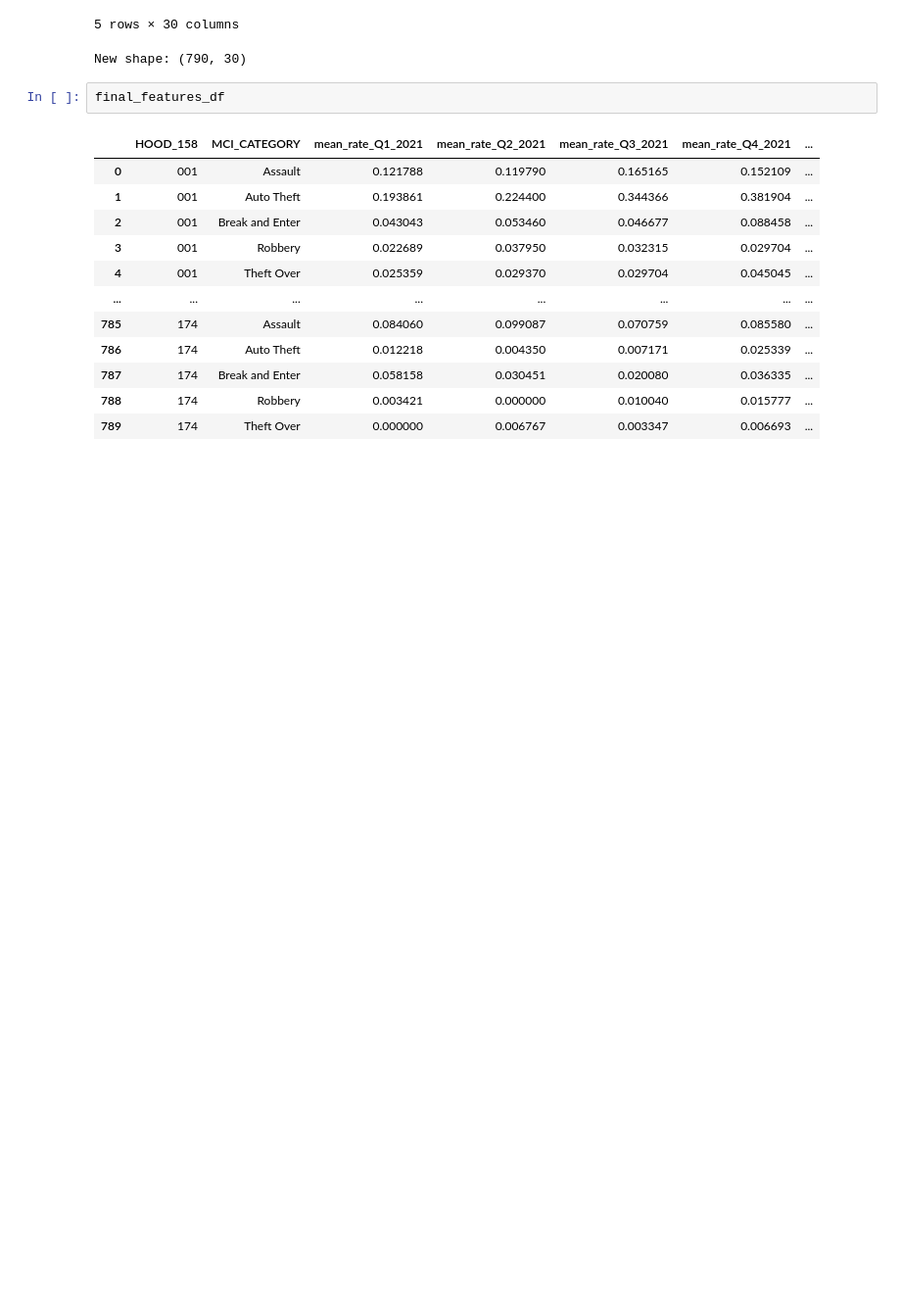
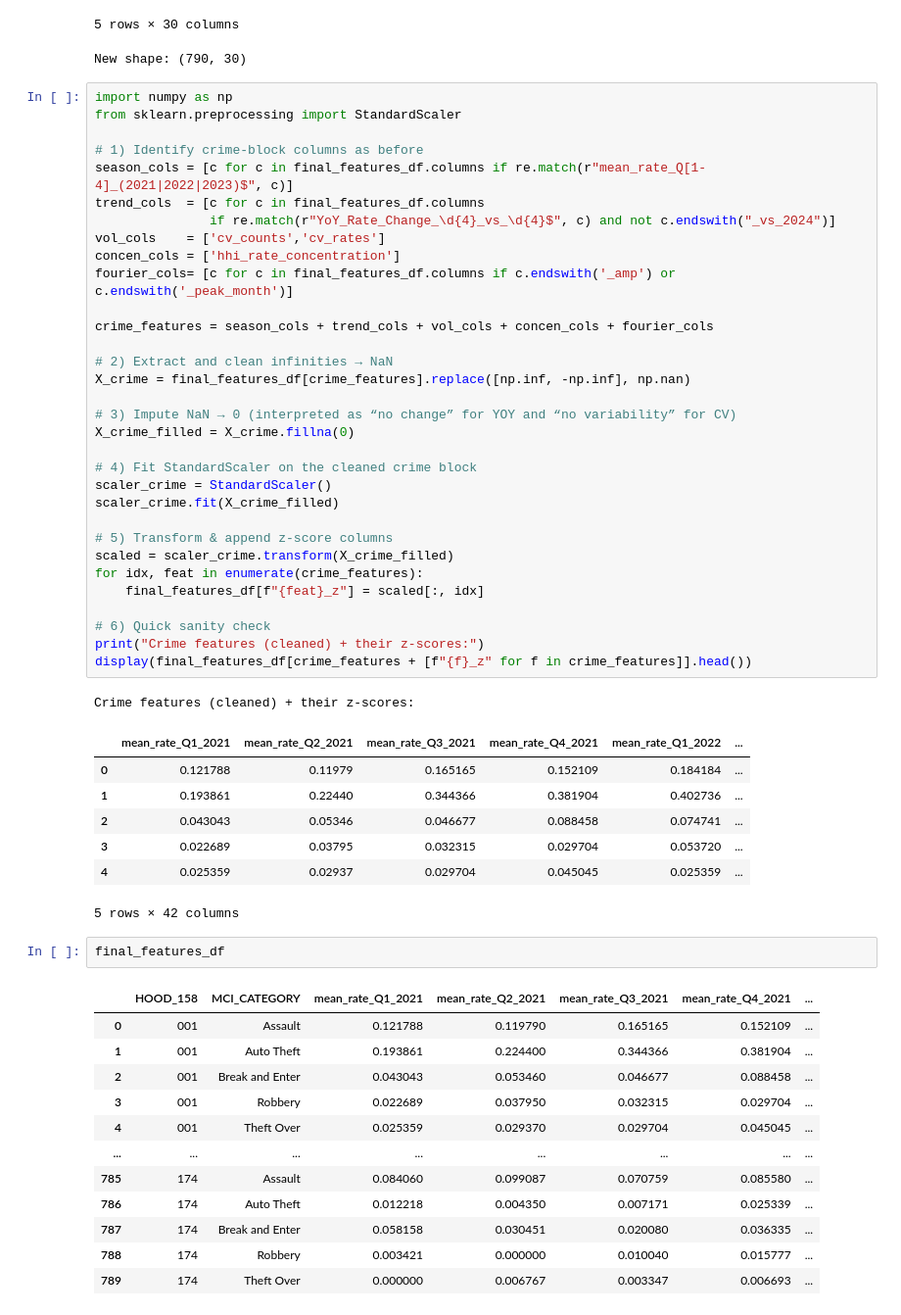
Before and after one commit to Ratnor/Socio-phenotype-classifier, a Jupyter notebook: Major_Crime_Indicators_data_prep_merge.ipynb, the cells around one changed output. Shown at 98% size. Drawn from its saved outputs; the diff is of its cells as text; blank space fills up the shorter version.

Commit message:
scaled with Z-score

```diff
--- a/Major_Crime_Indicators_data_prep_merge.ipynb
+++ b/Major_Crime_Indicators_data_prep_merge.ipynb
@@ -1046,6 +1046,47 @@ Features with flags:
 | 4 | 001 | Theft Over | 0.025359 | 0.02937 | 0.029704 | 0.045045 | ... |
 5 rows × 30 columns
 New shape: (790, 30)
+# %%
+import numpy as np
+from sklearn.preprocessing import StandardScaler
+
+# 1) Identify crime‐block columns as before
+season_cols = [c for c in final_features_df.columns if re.match(r"mean_rate_Q[1-4]_(2021|2022|2023)$", c)]
+trend_cols  = [c for c in final_features_df.columns
+               if re.match(r"YoY_Rate_Change_\d{4}_vs_\d{4}$", c) and not c.endswith("_vs_2024")]
+vol_cols    = ['cv_counts','cv_rates']
+concen_cols = ['hhi_rate_concentration']
+fourier_cols= [c for c in final_features_df.columns if c.endswith('_amp') or c.endswith('_peak_month')]
+
+crime_features = season_cols + trend_cols + vol_cols + concen_cols + fourier_cols
+
+# 2) Extract and clean infinities → NaN
+X_crime = final_features_df[crime_features].replace([np.inf, -np.inf], np.nan)
+
+# 3) Impute NaN → 0 (interpreted as “no change” for YOY and “no variability” for CV)
+X_crime_filled = X_crime.fillna(0)
+
+# 4) Fit StandardScaler on the cleaned crime block
+scaler_crime = StandardScaler()
+scaler_crime.fit(X_crime_filled)
+
+# 5) Transform & append z‑score columns
+scaled = scaler_crime.transform(X_crime_filled)
+for idx, feat in enumerate(crime_features):
+    final_features_df[f"{feat}_z"] = scaled[:, idx]
+
+# 6) Quick sanity check
+print("Crime features (cleaned) + their z‑scores:")
+display(final_features_df[crime_features + [f"{f}_z" for f in crime_features]].head())
+# %% [output]
+Crime features (cleaned) + their z‑scores:
+|  | mean_rate_Q1_2021 | mean_rate_Q2_2021 | mean_rate_Q3_2021 | mean_rate_Q4_2021 | mean_rate_Q1_2022 | ... |
+| 0 | 0.121788 | 0.11979 | 0.165165 | 0.152109 | 0.184184 | ... |
+| 1 | 0.193861 | 0.22440 | 0.344366 | 0.381904 | 0.402736 | ... |
+| 2 | 0.043043 | 0.05346 | 0.046677 | 0.088458 | 0.074741 | ... |
+| 3 | 0.022689 | 0.03795 | 0.032315 | 0.029704 | 0.053720 | ... |
+| 4 | 0.025359 | 0.02937 | 0.029704 | 0.045045 | 0.025359 | ... |
+5 rows × 42 columns
 # %%
 final_features_df
 # %% [output]
```
